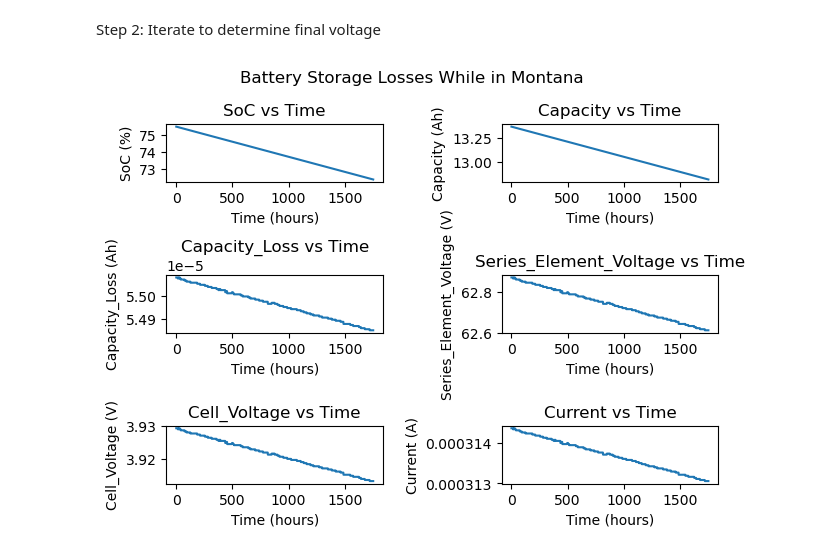
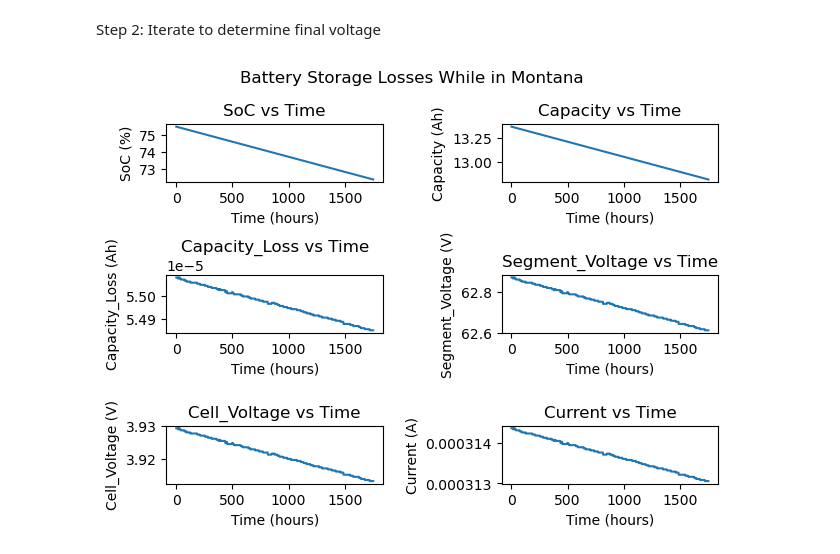
Before and after one commit to UBCFormulaElectric/LapSim, a Jupyter notebook: validation/storage_losses.ipynb, the cells around one changed output. Drawn from its saved outputs; the diff is of its cells as text; code cells hidden in the pictures.

```diff
--- a/validation/storage_losses.ipynb
+++ b/validation/storage_losses.ipynb
@@ -191,32 +191,32 @@ cellVoltage = se_voltage / 16
 # Plot results
 import matplotlib.pyplot as plt
 
 fig, ax = plt.subplots(3, 2)
-labels = ["SoC (%)", "Capacity (Ah)", "Capacity_Loss (Ah)", "Series_Element_Voltage (V)", "Cell_Voltage (V)", "Current (A)"]
+labels = ["SoC (%)", "Capacity (Ah)", "Capacity_Loss (Ah)", "Segment_Voltage (V)", "Cell_Voltage (V)", "Current (A)"]
 values = [SoC, capacity, capacity_loss, se_voltage, cellVoltage, current]
 
 i = 0
 row = 0
 col = 0
 
 for name, data in zip(labels, values):
 
     ax[row][col].plot(timeSeries, data, label=name)
     ax[row][col].set_xlabel("Time (hours)")
     ax[row][col].set_ylabel(name)
     ax[row][col].set_title(name.split(" ")[0] + " vs Time")
 
     if i % 2 == 1:
         row = row + 1
         col = 0
     else:
         col = 1
 
     i = i+1
 
 fig.suptitle("Battery Storage Losses While in Montana")
 fig.tight_layout(pad=1)
 plt.savefig("StorageLosses.png")
 plt.show()
 # %% [output]
-[figure, old version]
+[figure, new version]
```
Also changed, not shown: 18 other files.
